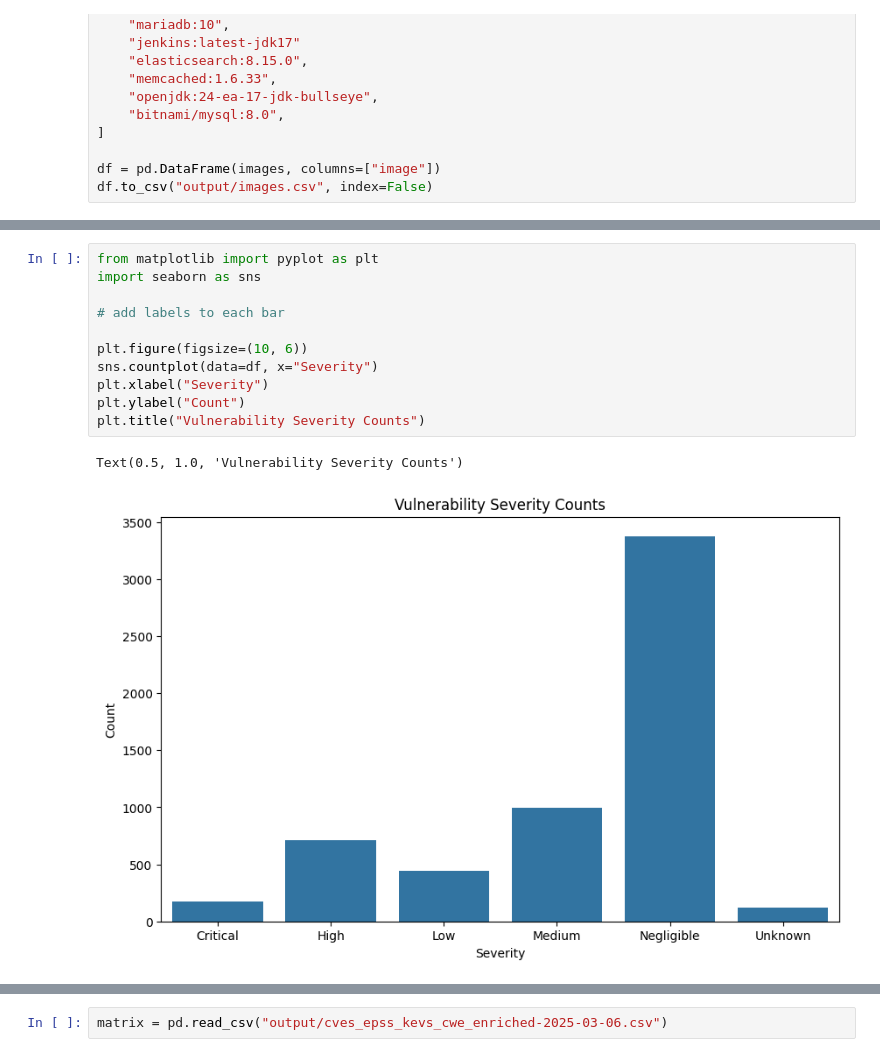
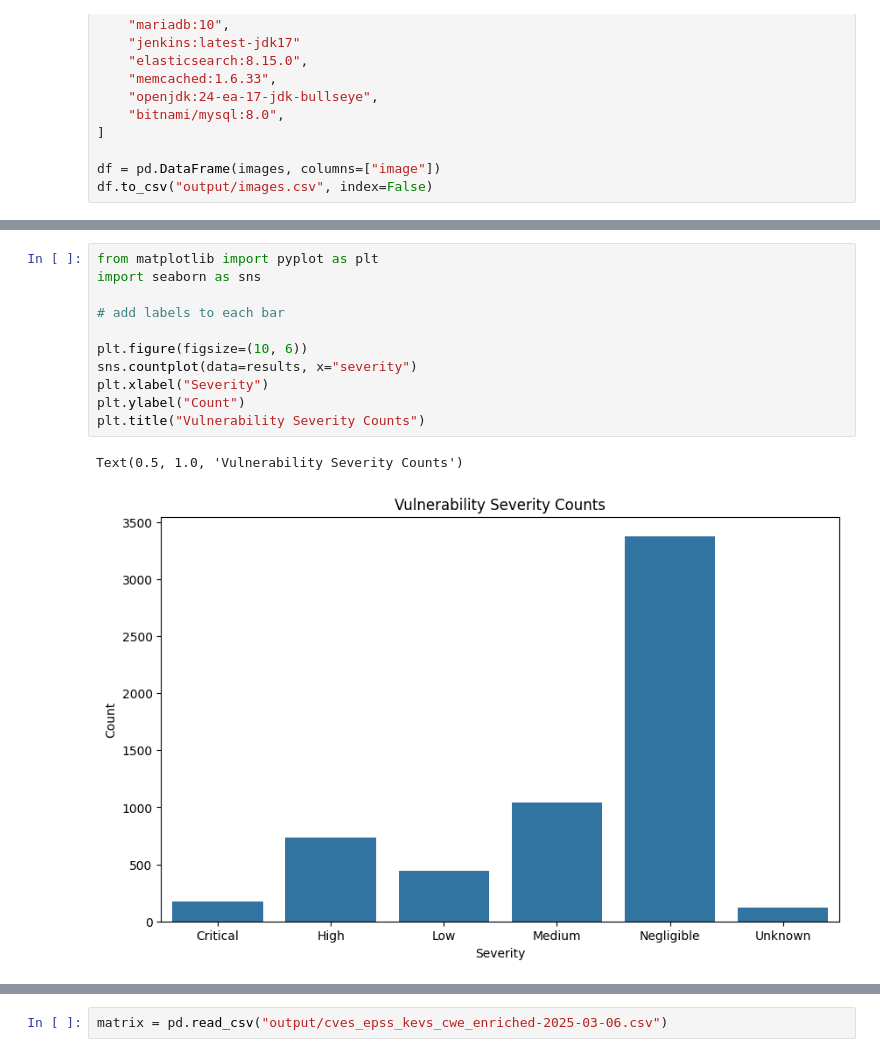
Before and after one commit to dominikmi/cves_analytics, a Jupyter notebook: testing-grype.ipynb, the cells around one changed output, grey strips where cells are left out. Saved outputs shown, nothing was run; the diff lists cells and outputs as text.

```diff
--- a/testing-grype.ipynb
+++ b/testing-grype.ipynb
@@ -70,16 +106,16 @@ Index(['Image_Name', 'Vulnerability_ID', 'DataSource', 'Package_Name',
 # %%
 from matplotlib import pyplot as plt
 import seaborn as sns
 
 # add labels to each bar
 
 plt.figure(figsize=(10, 6))
-sns.countplot(data=df, x="Severity")
+sns.countplot(data=results, x="severity")
 plt.xlabel("Severity")
 plt.ylabel("Count")
 plt.title("Vulnerability Severity Counts")
 # %% [output]
 Text(0.5, 1.0, 'Vulnerability Severity Counts')
-[figure, old version]
+[figure, new version]
 # %%
 # median vulnerability count by severity
```
Also changed, not shown: parts of 11 cells of this notebook, 5 other files.
